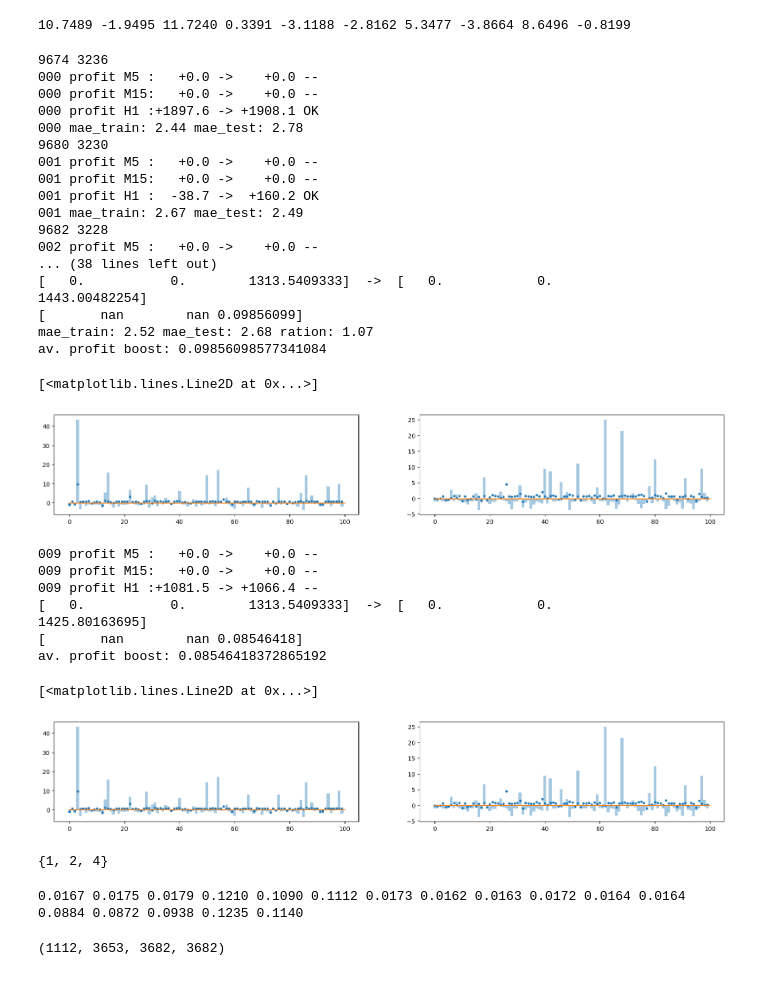
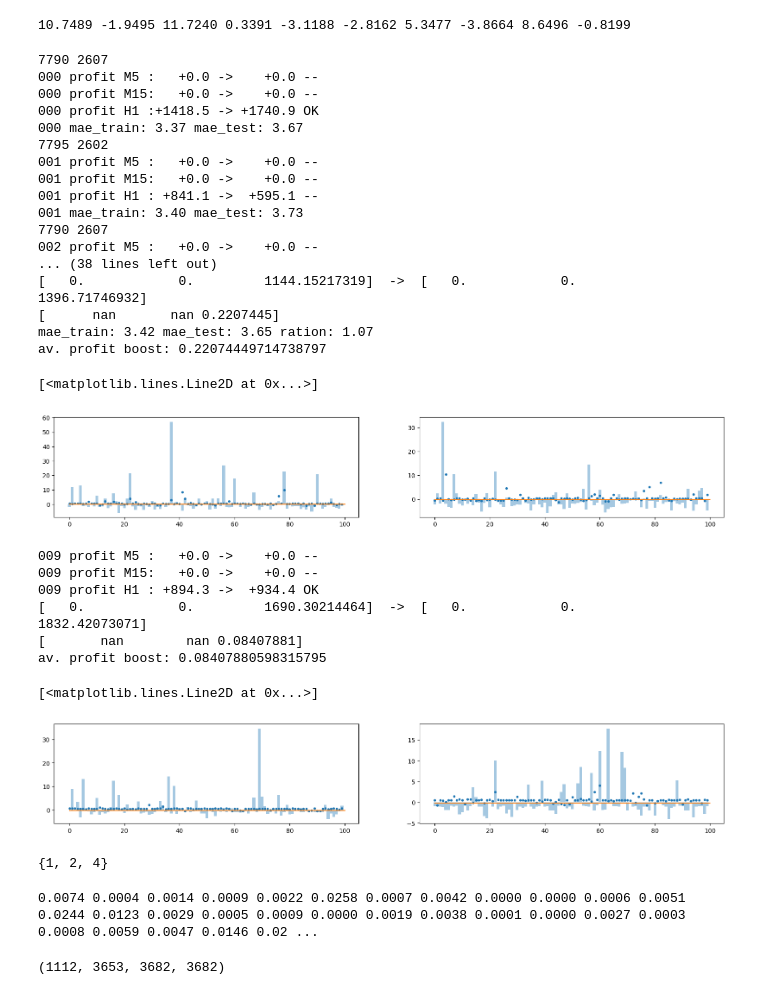
Before and after one commit to binrey/MLTR, a Jupyter notebook: train.ipynb, the cells around one changed output. Drawn from its saved outputs; the diff is of its cells as text; code cells hidden in the pictures.

```diff
--- a/train.ipynb
+++ b/train.ipynb
@@ -66,14 +66,14 @@ for btest in btests:
         fc = f.Close[:-2]/f.Open[:-2]
         fh = f.High[:-2]/f.Open[:-2]
         fl = f.Low[:-2]/f.Open[:-2]
-        fv = f.Volume[:-2]
+        fv = f.Volume[:-2]/f.Volume[:-2].mean()
         odate = pd.to_datetime(pos.open_date)
         odate = odate.year*10000 + odate.month*100 + odate.day
         if pos.dir == 1:
-            Xl.append(np.hstack([fc, fo, fl, fh, btest.cfg.stops_processor.func.cfg.sl, btest.cfg.trailing_stop_rate, odate, tfdict[btest.cfg.period]]))
+            Xl.append(np.hstack([fc, fo, fl, fh, fv, btest.cfg.stops_processor.func.cfg.sl, btest.cfg.trailing_stop_rate, odate, tfdict[btest.cfg.period]]))
             yl.append(pos.profit)
         else:
-            Xs.append(np.hstack([2-fc, 2-fo, 2-fl, 2-fh, btest.cfg.stops_processor.func.cfg.sl, btest.cfg.trailing_stop_rate, odate, tfdict[btest.cfg.period]]))
+            Xs.append(np.hstack([2-fc, 2-fo, 2-fl, 2-fh, fv, btest.cfg.stops_processor.func.cfg.sl, btest.cfg.trailing_stop_rate, odate, tfdict[btest.cfg.period]]))
             ys.append(pos.profit)
         poslist.append(pos)
         targets.append(pos.dir*(hist.Close[pos.open_indx:pos.open_indx+fsize].mean() - hist.Open[pos.open_indx])/hist.Open[pos.open_indx]*100)
@@ -81,7 +81,7 @@ for btest in btests:
 Xs, Xl = np.array(Xs), np.array(Xl)
 ys, yl = np.array(ys), np.array(yl)
 odates = np.array(odates)
-targets = np.clip(np.array(targets), -9, 9)
+targets = np.clip(np.array(targets), -99, 99)
 
 
 # ids2add = np.random.choice(np.arange(Xs.shape[0]), size=Xl.shape[0] - Xs.shape[0])
@@ -149,6 +149,7 @@ for i in range(nitrers):
     tf_test = X_test[:, -1]
     X_train = X_train[:, :-2]
     X_test = X_test[:, :-2]
+
     # profs_test = y_test
     # profs_train = y_train
     # y_train = (y_train > 0).astype(int)
@@ -159,9 +160,10 @@ for i in range(nitrers):
     # X_train = scaler.transform(X_train)
     # X_test = scaler.transform(X_test)
 
-    # X_add = X_train + np.random.random(X_train.shape)*0.1
-    # X_train = np.vstack([X_train, X_add])
-    # y_train = np.hstack([y_train, y_train])
+    # for _ in range(2):
+    #     y_add = y_train + (np.random.random(y_train.shape)-0.5)*0.1
+    #     X_train = np.vstack([X_train, X_train])
+    #     y_train = np.hstack([y_train, y_add])
 
     print(X_train.shape[0], X_test.shape[0])
     # evals_result = {}
@@ -180,9 +182,9 @@ for i in range(nitrers):
     #                   )
     # lgb.plot_metric(evals_result, metric='f1')
 
-    model = RandomForestRegressor(max_depth=5, n_estimators=200, min_samples_leaf=10)
+    model = RandomForestRegressor(max_depth=3, n_estimators=300, min_samples_leaf=30, n_jobs=-1)
     model.fit(X_train, y_train)
-    threshold = -0.2
+    threshold = -0.1
     if len(X_train):
         # p_train = model.predict(X_train)
         p_train = model.predict(X_train)
@@ -218,58 +220,58 @@ plt.plot(p_test[:100], ".")
 plt.bar(np.arange(100), y_test[:100], width=[1]*100, alpha=0.4)
 plt.plot([0, 100], [threshold, threshold])
 # %% [output]
-9674 3236
+7790 2607
 000 profit M5 :   +0.0 ->    +0.0 --
 000 profit M15:   +0.0 ->    +0.0 --
-000 profit H1 :+1897.6 -> +1908.1 OK
-000 mae_train: 2.44 mae_test: 2.78
-9680 3230
+000 profit H1 :+1418.5 -> +1740.9 OK
+000 mae_train: 3.37 mae_test: 3.67
+7795 2602
 001 profit M5 :   +0.0 ->    +0.0 --
 001 profit M15:   +0.0 ->    +0.0 --
-001 profit H1 :  -38.7 ->  +160.2 OK
-001 mae_train: 2.67 mae_test: 2.49
-9682 3228
+001 profit H1 : +841.1 ->  +595.1 --
+001 mae_train: 3.40 mae_test: 3.73
+7790 2607
 002 profit M5 :   +0.0 ->    +0.0 --
 ... (38 lines left out)
-[   0.           0.        1313.5409333]  ->  [   0.            0.         1443.00482254]
-[       nan        nan 0.09856099]
-mae_train: 2.52 mae_test: 2.68 ration: 1.07
-av. profit boost: 0.09856098577341084
+[   0.            0.         1144.15217319]  ->  [   0.            0.         1396.71746932]
+[      nan       nan 0.2207445]
+mae_train: 3.42 mae_test: 3.65 ration: 1.07
+av. profit boost: 0.22074449714738797
 [<matplotlib.lines.Line2D at 0x...>]
-[figure, old version]
+[figure, new version]
 # %%
-threshold = -0.
+threshold = -0.2
 for j in range(3):
     ids = tf_test == j
     pprofits[j, i] = (profs_test[ids]*(p_test[ids]>threshold)).sum()
     gprofits[j, i] = profs_test[ids].sum()
     print(f"{i:03} profit {id2tf[j]:3}:{gprofits[j, i]:+7.1f} -> {pprofits[j, i]:+7.1f} {'OK' if pprofits[j, i] > gprofits[j, i] else '--'}")
 
 pprofs_mean = pprofits.mean(1)
 gprofs_mean = gprofits.mean(1)
 
 print(gprofs_mean, " -> ", pprofs_mean)
 print((pprofs_mean - gprofs_mean)/abs(gprofs_mean))
 print(f"av. profit boost: {(pprofits.mean() - gprofits.mean())/gprofits.mean()}")
 
 plt.figure(figsize=(20, 3))
 plt.subplot(1, 2, 1)
 plt.plot(p_train[:100], ".")
 plt.bar(np.arange(100), y_train[:100], width=[1]*100, alpha=0.4)
 plt.plot([0, 100], [threshold, threshold])
 plt.subplot(1, 2, 2)
 plt.plot(p_test[:100], ".")
 plt.bar(np.arange(100), y_test[:100], width=[1]*100, alpha=0.4)
 plt.plot([0, 100], [threshold, threshold])
 # %% [output]
 009 profit M5 :   +0.0 ->    +0.0 --
 009 profit M15:   +0.0 ->    +0.0 --
-009 profit H1 :+1081.5 -> +1066.4 --
-[   0.           0.        1313.5409333]  ->  [   0.            0.         1425.80163695]
-[       nan        nan 0.08546418]
-av. profit boost: 0.08546418372865192
+009 profit H1 : +894.3 ->  +934.4 OK
+[   0.            0.         1690.30214464]  ->  [   0.            0.         1832.42073071]
+[       nan        nan 0.08407881]
+av. profit boost: 0.08407880598315795
 [<matplotlib.lines.Line2D at 0x...>]
-[figure, old version]
+[figure, new version]
 # %%
 set(X_train[:, -1].astype(int)).intersection(set(X_test[:, -1].astype(int)))
 # %% [output]
@@ -277,7 +279,7 @@ set(X_train[:, -1].astype(int)).intersection(set(X_test[:, -1].astype(int)))
 # %%
 print(" ".join(map("{:6.4f}".format, model.feature_importances_)))
 # %% [output]
-0.0167 0.0175 0.0179 0.1210 0.1090 0.1112 0.0173 0.0162 0.0163 0.0172 0.0164 0.0164 0.0884 0.0872 0.0938 0.1235 0.1140
+0.0074 0.0004 0.0014 0.0009 0.0022 0.0258 0.0007 0.0042 0.0000 0.0000 0.0006 0.0051 0.0244 0.0123 0.0029 0.0005 0.0009 0.0000 0.0019 0.0038 0.0001 0.0000 0.0027 0.0003 0.0008 0.0059 0.0047 0.0146 0.02 ...
 # %%
 y_test.sum(), (p_test>threshold).sum(), p_test.shape[0], y_test.shape[0]
 # %% [output]
```
Also changed, not shown: parts of 2 cells of this notebook, 4 other files.
